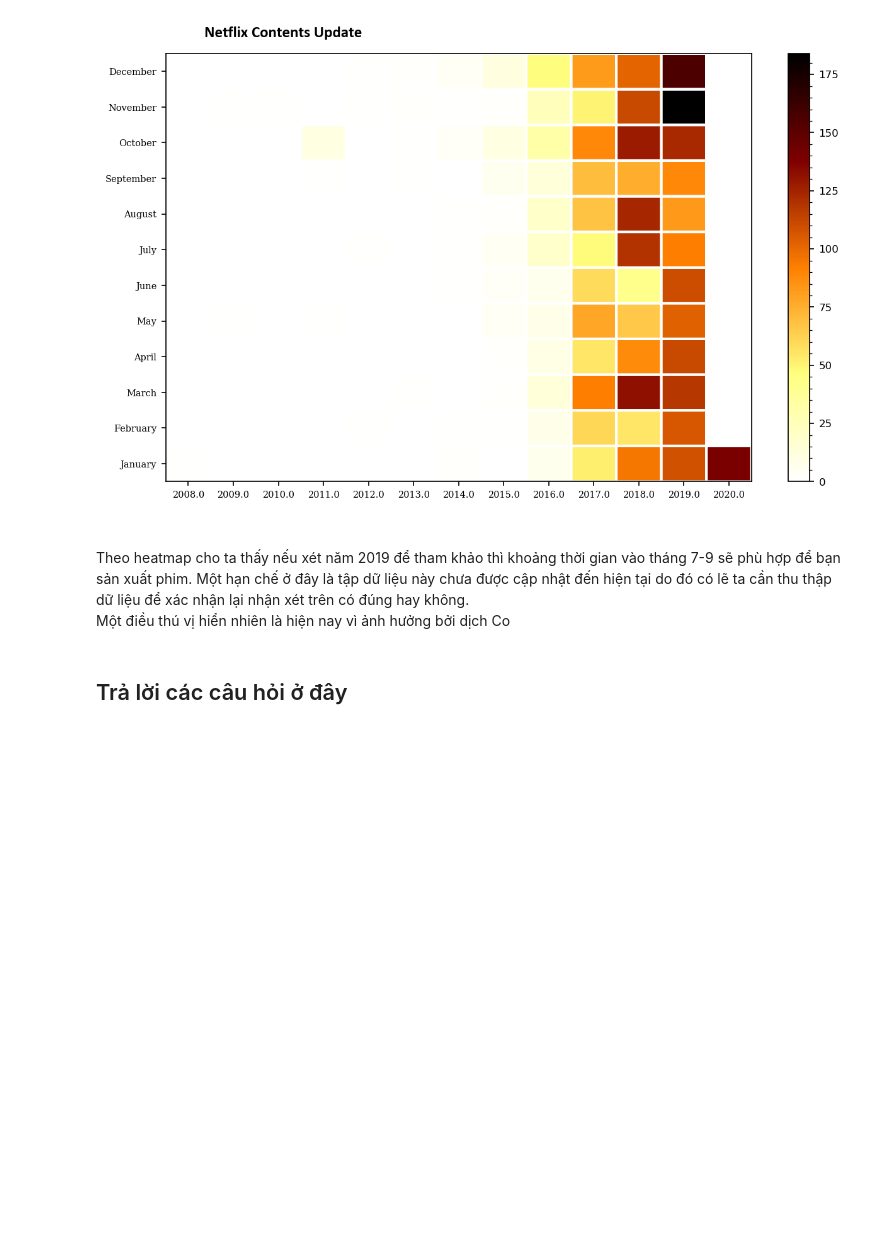
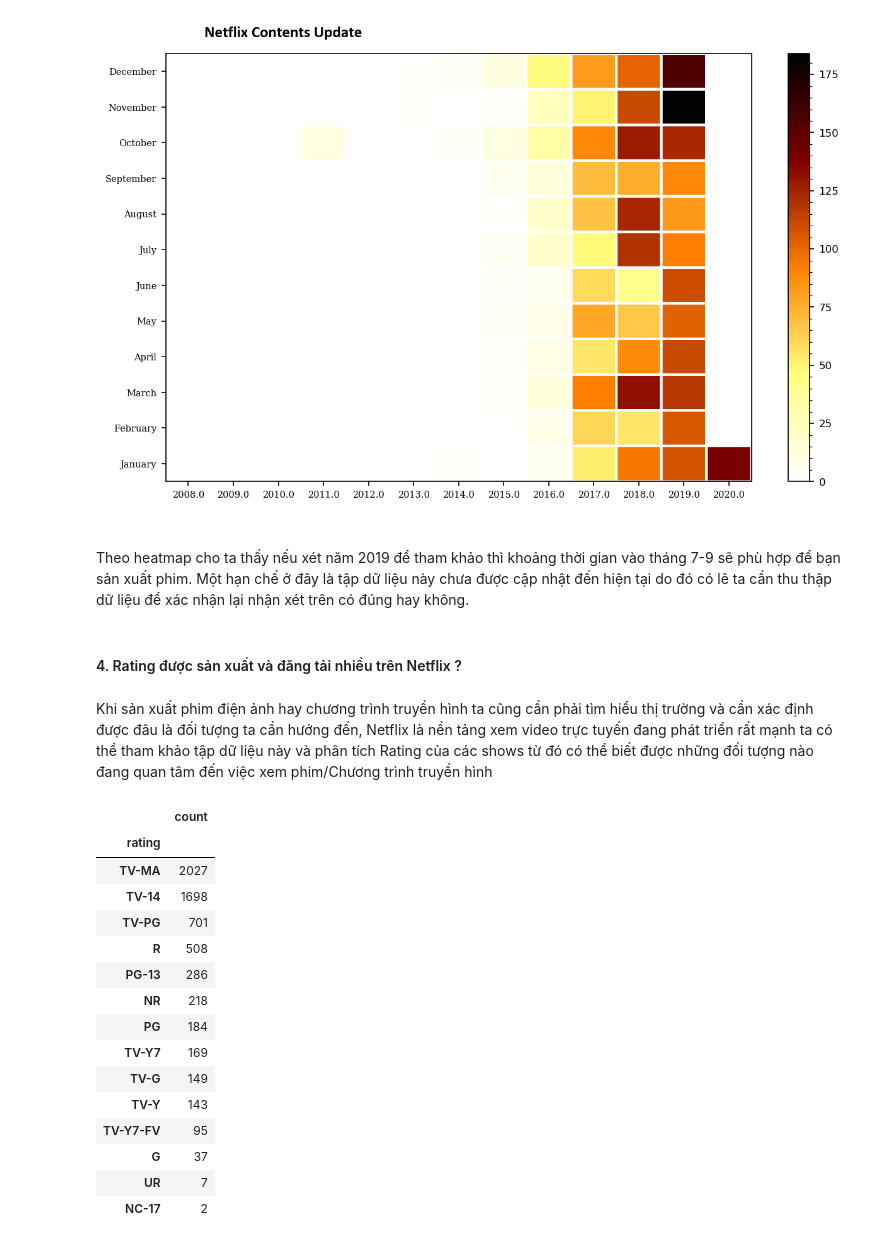
Before and after one commit to ducanh2505/Data_Science_Project, a Jupyter notebook: 171220-DaoDucAnh.ipynb, the cells around one changed output. Cells and saved outputs as stored; diff of their text form; code cells hidden in the pictures; blank space fills up the shorter version.

```diff
--- a/171220-DaoDucAnh.ipynb
+++ b/171220-DaoDucAnh.ipynb
@@ -336,6 +346,26 @@ plt.show()
 [figure]
 # %% [markdown]
 <br> Theo heatmap cho ta thấy nếu xét năm 2019 để tham khảo thì khoảng thời gian vào tháng 7-9 sẽ phù hợp để bạn sản xuất phim. Một hạn chế ở đây là tập dữ liệu này chưa được cập nhật đến hiện tại do đó có lẽ ta cần thu thập dữ liệu để xác nhận lại nhận xét trên có đúng hay không.
-<br> Một điều thú vị hiển nhiên là hiện nay vì ảnh hưởng bởi dịch Co
-# %% [markdown]
-## Trả lời các câu hỏi ở đây
+# %% [markdown]
+####  4. Rating được sản xuất và đăng tải nhiều trên Netflix ?
+# %% [markdown]
+Khi sản xuất phim điện ảnh hay chương trình truyền hình ta cũng cần phải tìm hiểu thị trường và cần xác định được đâu là đối tượng ta cần hướng đến, Netflix là nền tảng xem video trực tuyến đang phát triển rất mạnh ta có thể tham khảo tập dữ liệu này và phân tích Rating của các shows từ đó có thể biết được những đối tượng nào đang quan tâm đến việc xem phim/Chương trình truyền hình
+# %%
+df.groupby("rating").agg("count").show_id.rename("count").to_frame().sort_values("count",ascending =False)
+# %% [output]
+|  | count |
+| rating |  |
+| TV-MA | 2027 |
+| TV-14 | 1698 |
+| TV-PG | 701 |
+| R | 508 |
+| PG-13 | 286 |
+| NR | 218 |
+| PG | 184 |
+| TV-Y7 | 169 |
+| TV-G | 149 |
+| TV-Y | 143 |
+| TV-Y7-FV | 95 |
+| G | 37 |
+| UR | 7 |
+| NC-17 | 2 |
```
Also changed, not shown: parts of 9 cells of this notebook.
